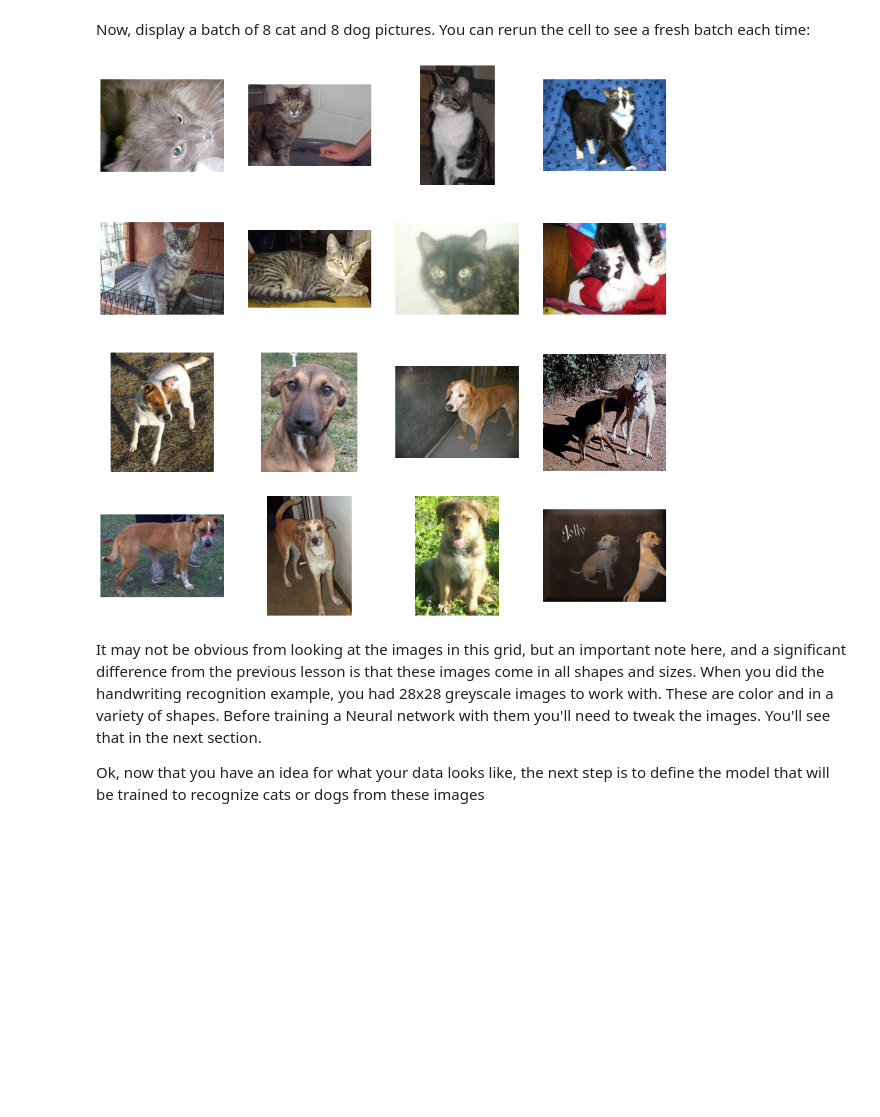
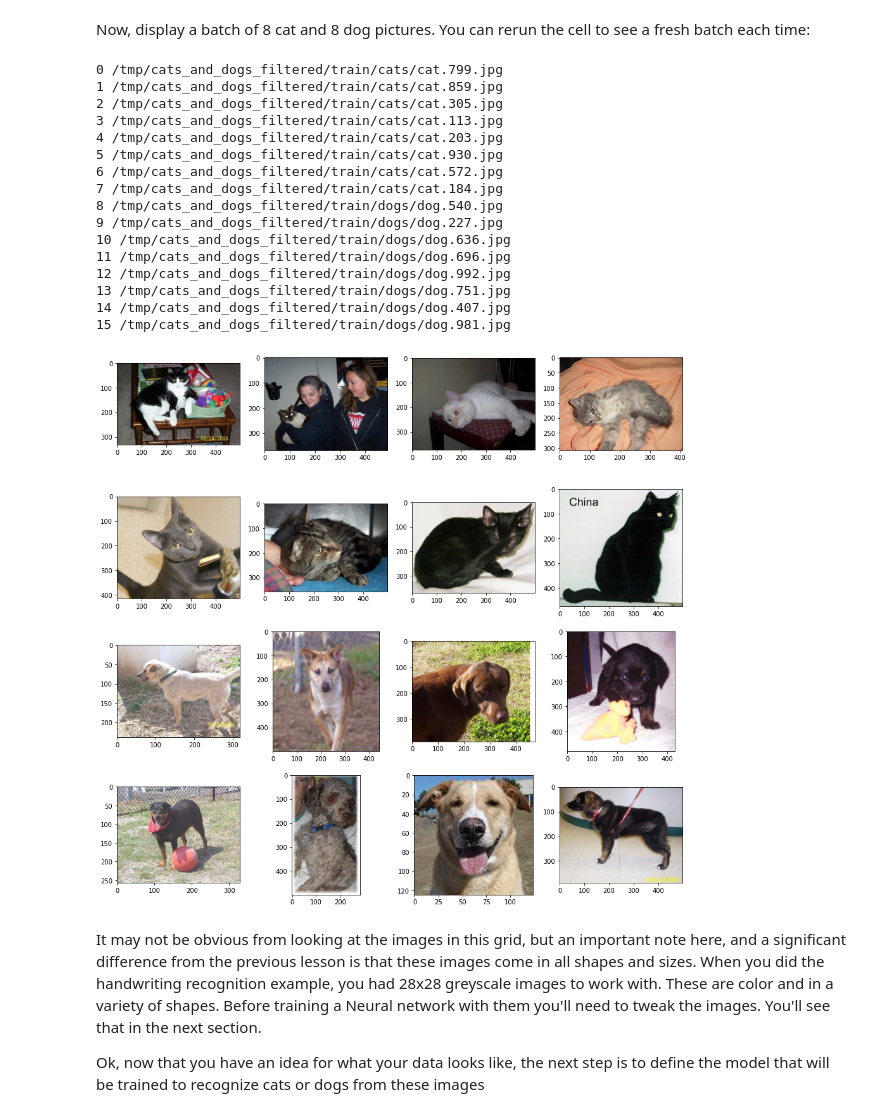
Before and after one commit to prasoons075/Deep-Learning-Codes, a Jupyter notebook: Cat_VS_Dog/Cat_vs_Dog_Notebook.ipynb, the cells around one changed output. Saved outputs shown, nothing was run; the diff lists cells and outputs as text; code cells hidden in the pictures; blank space fills up the shorter version.

```diff
--- a/Cat_VS_Dog/Cat_vs_Dog_Notebook.ipynb
+++ b/Cat_VS_Dog/Cat_vs_Dog_Notebook.ipynb
@@ -121,30 +121,47 @@ pic_index = 0 # Index for iterating over images
 Now, display a batch of 8 cat and 8 dog pictures. You can rerun the cell to see a fresh batch each time:
 # %%
 # Set up matplotlib fig, and size it to fit 4x4 pics
-fig = plt.gcf()
+fig = plt.gcf()       #Get the current figure. If no current figure exists, a new one is created using figure().
 fig.set_size_inches(ncols*4, nrows*4)
 
 pic_index+=8
 
 next_cat_pix = [os.path.join(train_cats_dir, fname)
                 for fname in train_cat_fnames[ pic_index-8:pic_index]
                ]
 
 next_dog_pix = [os.path.join(train_dogs_dir, fname)
                 for fname in train_dog_fnames[ pic_index-8:pic_index]
                ]
 
-for i, img_path in enumerate(next_cat_pix+next_dog_pix):
+for i, img_path in enumerate(next_cat_pix + next_dog_pix):
+  print(i,img_path)
   # Set up subplot; subplot indices start at 1
-  sp = plt.subplot(nrows, ncols, i + 1)
-  sp.axis('Off') # Don't show axes (or gridlines)
+  sp = plt.subplot(nrows, ncols, i + 1)   #Add a subplot to the current figure.
+  #sp.axis('Off') # Don't show axes (or gridlines)
 
   img = mpimg.imread(img_path)
   plt.imshow(img)
 
 plt.show()
 # %% [output]
+0 /tmp/cats_and_dogs_filtered/train/cats/cat.799.jpg
+1 /tmp/cats_and_dogs_filtered/train/cats/cat.859.jpg
+2 /tmp/cats_and_dogs_filtered/train/cats/cat.305.jpg
+3 /tmp/cats_and_dogs_filtered/train/cats/cat.113.jpg
+4 /tmp/cats_and_dogs_filtered/train/cats/cat.203.jpg
+5 /tmp/cats_and_dogs_filtered/train/cats/cat.930.jpg
+6 /tmp/cats_and_dogs_filtered/train/cats/cat.572.jpg
+7 /tmp/cats_and_dogs_filtered/train/cats/cat.184.jpg
+8 /tmp/cats_and_dogs_filtered/train/dogs/dog.540.jpg
+9 /tmp/cats_and_dogs_filtered/train/dogs/dog.227.jpg
+10 /tmp/cats_and_dogs_filtered/train/dogs/dog.636.jpg
+11 /tmp/cats_and_dogs_filtered/train/dogs/dog.696.jpg
+12 /tmp/cats_and_dogs_filtered/train/dogs/dog.992.jpg
+13 /tmp/cats_and_dogs_filtered/train/dogs/dog.751.jpg
+14 /tmp/cats_and_dogs_filtered/train/dogs/dog.407.jpg
+15 /tmp/cats_and_dogs_filtered/train/dogs/dog.981.jpg
-[figure, old version]
+[figure, new version]
 # %% [markdown]
 It may not be obvious from looking at the images in this grid, but an important note here, and a significant difference from the previous lesson is that these images come in all shapes and sizes. When you did the handwriting recognition example, you had 28x28 greyscale images to work with. These are color and in a variety of shapes. Before training a Neural network with them you'll need to tweak the images. You'll see that in the next section.
 
```
